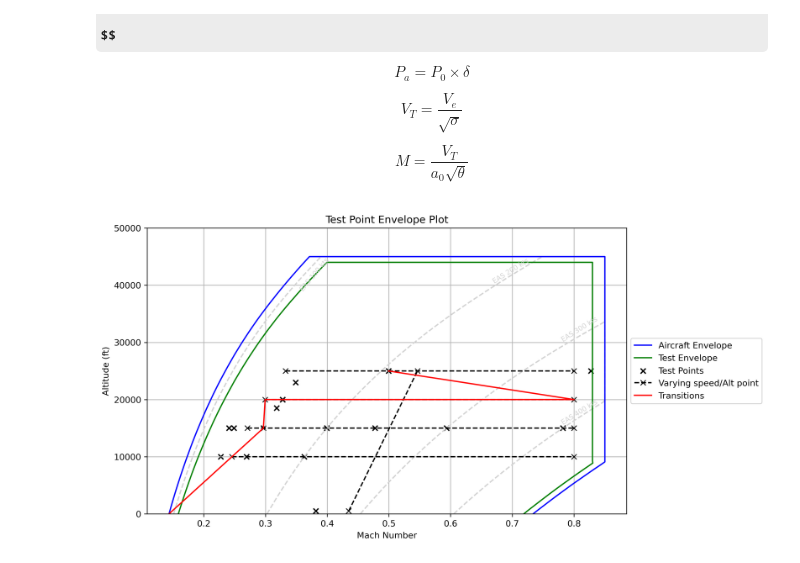
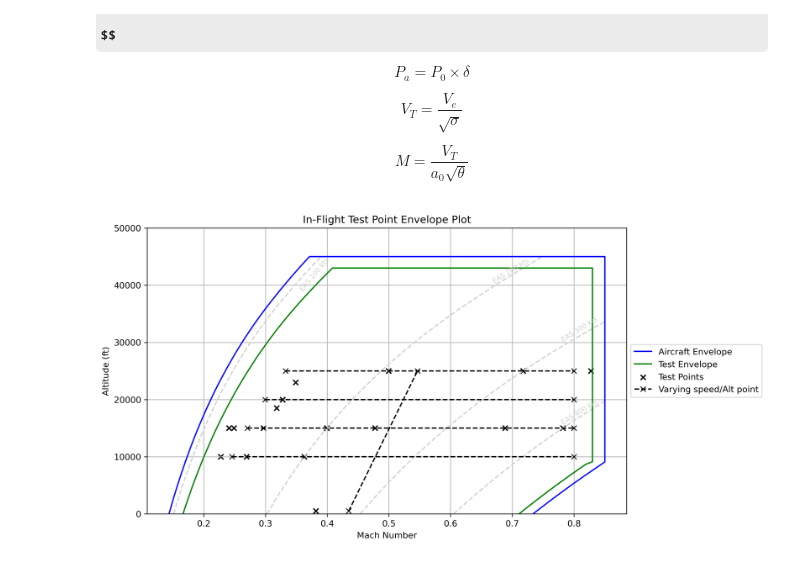
Before and after one commit to dg1234uk/flight-test-aircraft-envelope, a Jupyter notebook: aircraft-envelope.ipynb, the cells around one changed output. Saved outputs shown, nothing was run; the diff lists cells and outputs as text; code cells hidden in the pictures; some formulas as TeX source.

```diff
--- a/aircraft-envelope.ipynb
+++ b/aircraft-envelope.ipynb
@@ -169,8 +169,8 @@ te_min_speeds = envelope_data[envelope_data['Limit Type'] == 'Min']
 te_max_speeds = envelope_data[envelope_data['Limit Type'] == 'Max']
 te_max_altitude = envelope_data['Altitude'].max()
 
-alt_buffer = 1000
-speed_buffer = 10
+alt_buffer = 2000
+speed_buffer = 15
 mach_buffer = 0.02
 
 te_altitudes = np.linspace(0, te_max_altitude - alt_buffer, 100)
@@ -309,33 +309,33 @@ plt.plot(test_envelope['Mach'], test_envelope['Altitude'], label="Test Envelope"
 #     subset = test_points[test_points['Test Point'] == test_point]
 #     plt.scatter(subset['Mach'], subset['Altitude [ft]'], label=test_point, marker=marker, color=color)
 # =============================================================================
 
 
 plt.scatter(test_points['Mach'], test_points['Altitude [ft]'], label="Test Points", marker='x', color='black')
 
 # Plot varying test points
 first_entry = True
 for index, row in test_ranges.iterrows():
     if first_entry:
         plt.plot([row['From Mach'], row['To Mach']],
                  [row['From Altitude [ft]'], row['To Altitude [ft]']],
                  marker='x', color="black", linestyle='--', label="Varying speed/Alt point")
         first_entry = False
     else:
         plt.plot([row['From Mach'], row['To Mach']],
                  [row['From Altitude [ft]'], row['To Altitude [ft]']],
                  marker='x', color="black", linestyle='--')
 
 # Plot transitions
-plt.plot(transitions['Mach'], transitions['Altitude [ft]'], label="Transitions", color='red')
+# plt.plot(transitions['Mach'], transitions['Altitude [ft]'], label="Transitions", color='red')
 
 plt.xlabel("Mach Number")
 plt.ylabel("Altitude (ft)")
-plt.title("Test Point Envelope Plot")
+plt.title("In-Flight Test Point Envelope Plot")
 plt.grid()
 plt.ylim(0, max_altitude+5000)
 plt.legend(loc='center left', bbox_to_anchor=(1, 0.5))
 plt.savefig('./plots/test_point_envelope_plot.png', dpi=300, bbox_inches='tight')
 plt.show()
 # %% [output]
-[figure, old version]
+[figure, new version]
```
Also changed, not shown: 1 other file.
